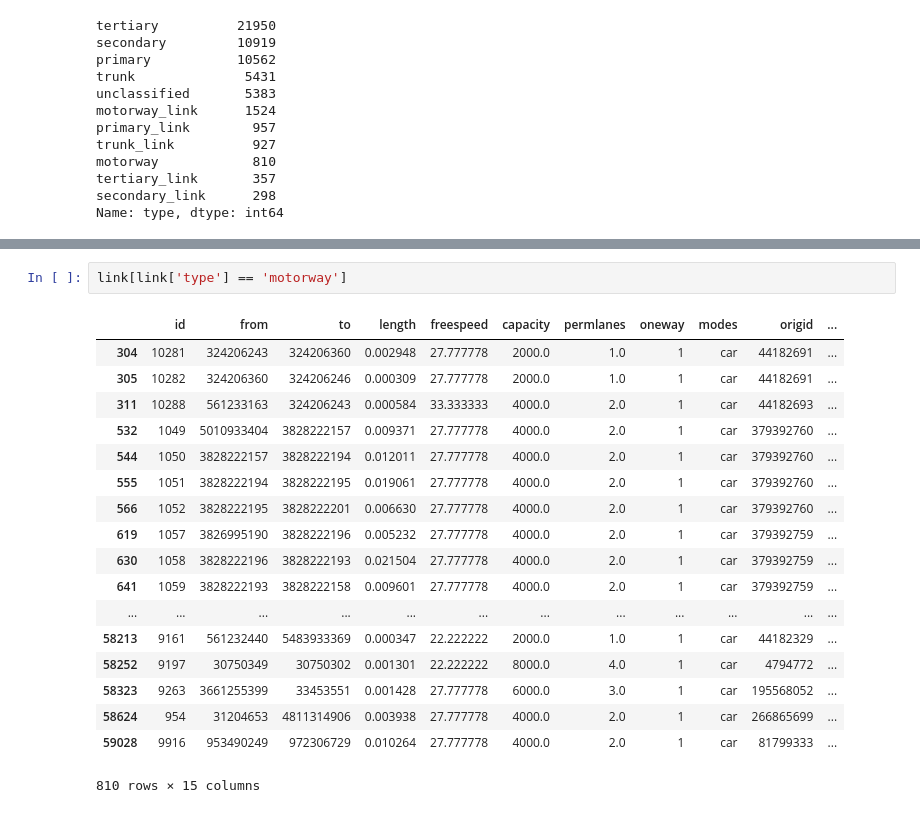
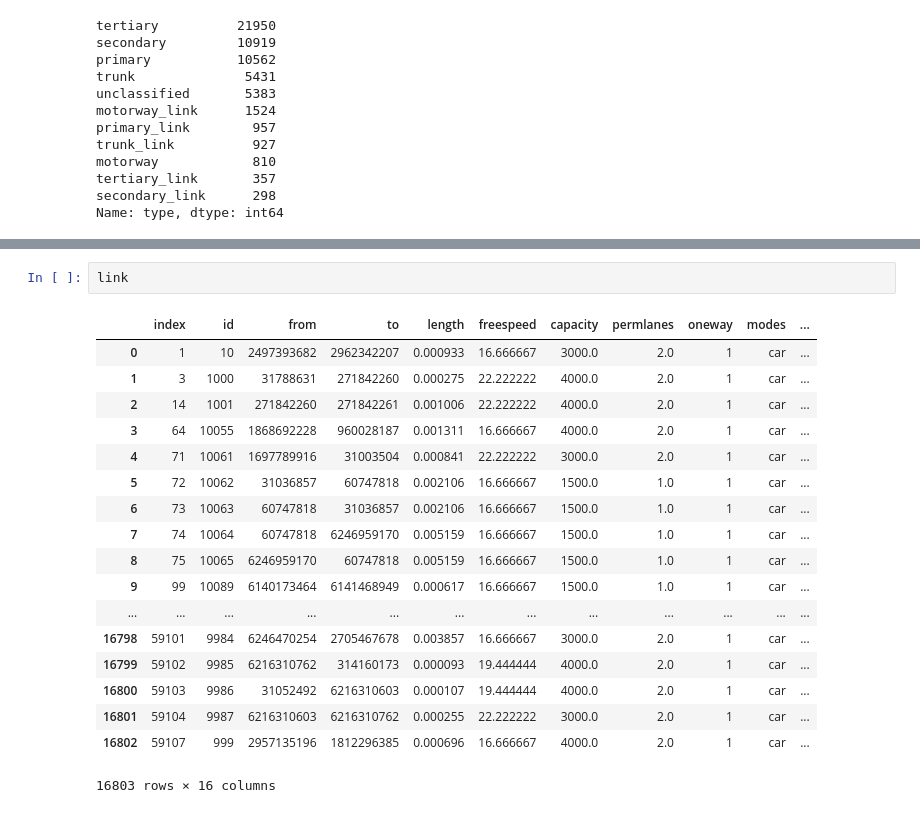
Before and after one commit to JiyanBlack/GISProjs, a Jupyter notebook: connectMlinks/connectMlinks.ipynb, the cells around one changed output, grey strips where cells are left out. Saved outputs shown, nothing was run; the diff lists cells and outputs as text.

```diff
--- a/connectMlinks/connectMlinks.ipynb
+++ b/connectMlinks/connectMlinks.ipynb
@@ -150,21 +120,21 @@ link[link['type'] == 'trunk_link']
-# %%
-link[link['type'] == 'motorway']
-# %% [output]
-|  | id | from | to | length | freespeed | capacity | permlanes | oneway | modes | origid | ... |
-| 304 | 10281 | 324206243 | 324206360 | 0.002948 | 27.777778 | 2000.0 | 1.0 | 1 | car | 44182691 | ... |
-| 305 | 10282 | 324206360 | 324206246 | 0.000309 | 27.777778 | 2000.0 | 1.0 | 1 | car | 44182691 | ... |
-| 311 | 10288 | 561233163 | 324206243 | 0.000584 | 33.333333 | 4000.0 | 2.0 | 1 | car | 44182693 | ... |
-| 532 | 1049 | 5010933404 | 3828222157 | 0.009371 | 27.777778 | 4000.0 | 2.0 | 1 | car | 379392760 | ... |
-| 544 | 1050 | 3828222157 | 3828222194 | 0.012011 | 27.777778 | 4000.0 | 2.0 | 1 | car | 379392760 | ... |
-| 555 | 1051 | 3828222194 | 3828222195 | 0.019061 | 27.777778 | 4000.0 | 2.0 | 1 | car | 379392760 | ... |
-| 566 | 1052 | 3828222195 | 3828222201 | 0.006630 | 27.777778 | 4000.0 | 2.0 | 1 | car | 379392760 | ... |
-| 619 | 1057 | 3826995190 | 3828222196 | 0.005232 | 27.777778 | 4000.0 | 2.0 | 1 | car | 379392759 | ... |
-| 630 | 1058 | 3828222196 | 3828222193 | 0.021504 | 27.777778 | 4000.0 | 2.0 | 1 | car | 379392759 | ... |
-| 641 | 1059 | 3828222193 | 3828222158 | 0.009601 | 27.777778 | 4000.0 | 2.0 | 1 | car | 379392759 | ... |
-| ... | ... | ... | ... | ... | ... | ... | ... | ... | ... | ... | ... |
-| 58213 | 9161 | 561232440 | 5483933369 | 0.000347 | 22.222222 | 2000.0 | 1.0 | 1 | car | 44182329 | ... |
-| 58252 | 9197 | 30750349 | 30750302 | 0.001301 | 22.222222 | 8000.0 | 4.0 | 1 | car | 4794772 | ... |
-| 58323 | 9263 | 3661255399 | 33453551 | 0.001428 | 27.777778 | 6000.0 | 3.0 | 1 | car | 195568052 | ... |
-| 58624 | 954 | 31204653 | 4811314906 | 0.003938 | 27.777778 | 4000.0 | 2.0 | 1 | car | 266865699 | ... |
-| 59028 | 9916 | 953490249 | 972306729 | 0.010264 | 27.777778 | 4000.0 | 2.0 | 1 | car | 81799333 | ... |
-810 rows × 15 columns
+# %%
+link
+# %% [output]
+|  | index | id | from | to | length | freespeed | capacity | permlanes | oneway | modes | ... |
+| 0 | 1 | 10 | 2497393682 | 2962342207 | 0.000933 | 16.666667 | 3000.0 | 2.0 | 1 | car | ... |
+| 1 | 3 | 1000 | 31788631 | 271842260 | 0.000275 | 22.222222 | 4000.0 | 2.0 | 1 | car | ... |
+| 2 | 14 | 1001 | 271842260 | 271842261 | 0.001006 | 22.222222 | 4000.0 | 2.0 | 1 | car | ... |
+| 3 | 64 | 10055 | 1868692228 | 960028187 | 0.001311 | 16.666667 | 4000.0 | 2.0 | 1 | car | ... |
+| 4 | 71 | 10061 | 1697789916 | 31003504 | 0.000841 | 22.222222 | 3000.0 | 2.0 | 1 | car | ... |
+| 5 | 72 | 10062 | 31036857 | 60747818 | 0.002106 | 16.666667 | 1500.0 | 1.0 | 1 | car | ... |
+| 6 | 73 | 10063 | 60747818 | 31036857 | 0.002106 | 16.666667 | 1500.0 | 1.0 | 1 | car | ... |
+| 7 | 74 | 10064 | 60747818 | 6246959170 | 0.005159 | 16.666667 | 1500.0 | 1.0 | 1 | car | ... |
+| 8 | 75 | 10065 | 6246959170 | 60747818 | 0.005159 | 16.666667 | 1500.0 | 1.0 | 1 | car | ... |
+| 9 | 99 | 10089 | 6140173464 | 6141468949 | 0.000617 | 16.666667 | 1500.0 | 1.0 | 1 | car | ... |
+| ... | ... | ... | ... | ... | ... | ... | ... | ... | ... | ... | ... |
+| 16798 | 59101 | 9984 | 6246470254 | 2705467678 | 0.003857 | 16.666667 | 3000.0 | 2.0 | 1 | car | ... |
+| 16799 | 59102 | 9985 | 6216310762 | 314160173 | 0.000093 | 19.444444 | 4000.0 | 2.0 | 1 | car | ... |
+| 16800 | 59103 | 9986 | 31052492 | 6216310603 | 0.000107 | 19.444444 | 4000.0 | 2.0 | 1 | car | ... |
+| 16801 | 59104 | 9987 | 6216310603 | 6216310762 | 0.000255 | 22.222222 | 3000.0 | 2.0 | 1 | car | ... |
+| 16802 | 59107 | 999 | 2957135196 | 1812296385 | 0.000696 | 16.666667 | 4000.0 | 2.0 | 1 | car | ... |
+16803 rows × 16 columns
```
Also changed, not shown: parts of 14 cells of this notebook, 1 other file.
